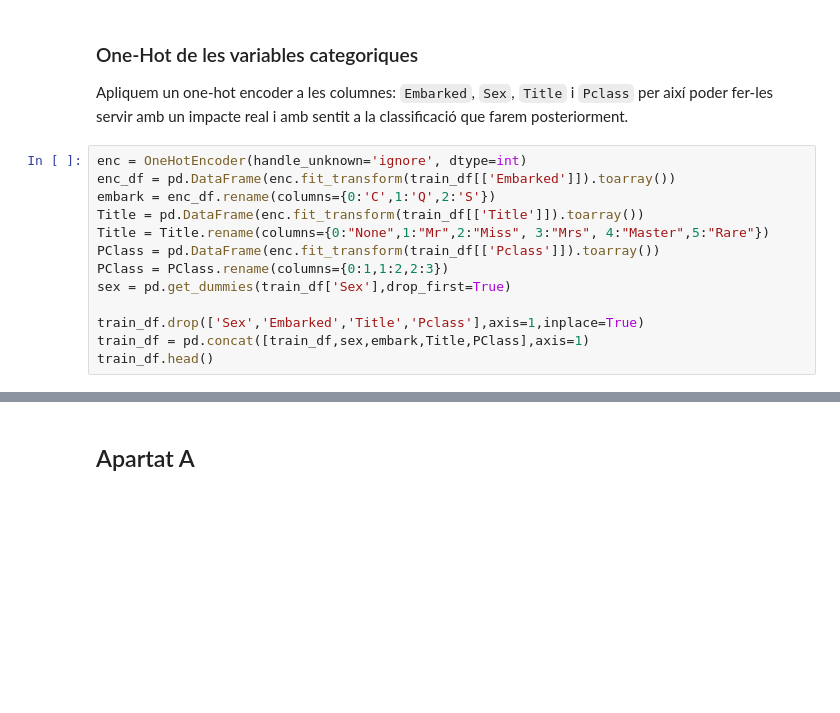
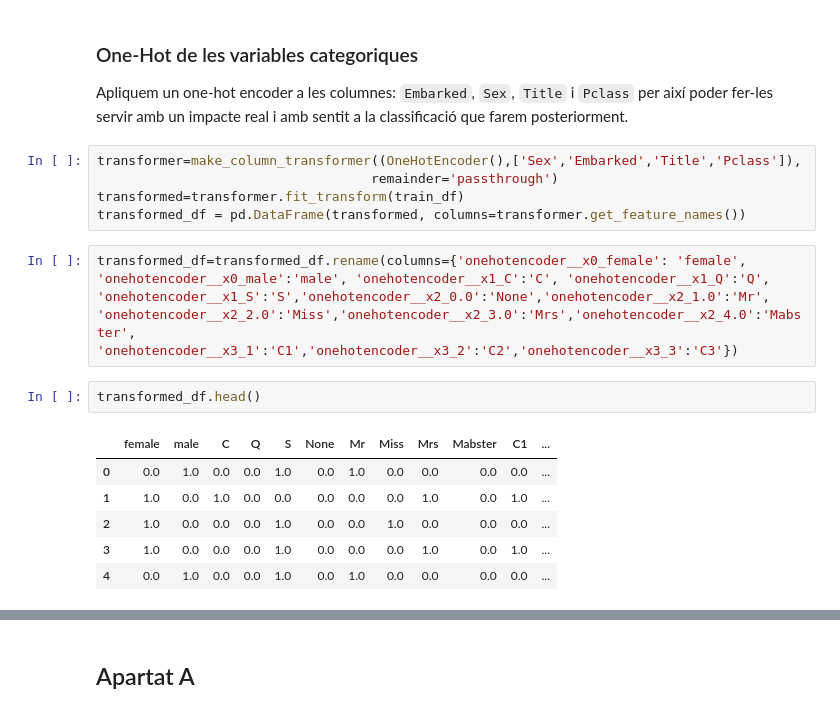
Before and after one commit to Zynokrex/Classificaci-_APC, a Jupyter notebook: Pràctica2_Pregs.ipynb, the cells around one changed output, grey strips where cells are left out. Saved outputs shown, nothing was run; the diff lists cells and outputs as text; blank space fills up the shorter version.

```diff
--- a/Pràctica2_Pregs.ipynb
+++ b/Pràctica2_Pregs.ipynb
@@ -417,16 +418,23 @@ train_df.head()
 # %% [markdown]
 ### One-Hot de les variables categoriques
 Apliquem un one-hot encoder a les columnes: `Embarked`, `Sex`, `Title` i `Pclass` per així poder fer-les servir amb un impacte real i amb sentit a la classificació que farem posteriorment.
-# %%
-enc = OneHotEncoder(handle_unknown='ignore', dtype=int)
-enc_df = pd.DataFrame(enc.fit_transform(train_df[['Embarked']]).toarray())
-embark = enc_df.rename(columns={0:'C',1:'Q',2:'S'})
-Title = pd.DataFrame(enc.fit_transform(train_df[['Title']]).toarray())
-Title = Title.rename(columns={0:"None",1:"Mr",2:"Miss", 3:"Mrs", 4:"Master",5:"Rare"})
-PClass = pd.DataFrame(enc.fit_transform(train_df[['Pclass']]).toarray())
-PClass = PClass.rename(columns={0:1,1:2,2:3})
-sex = pd.get_dummies(train_df['Sex'],drop_first=True)
-
-train_df.drop(['Sex','Embarked','Title','Pclass'],axis=1,inplace=True)
-train_df = pd.concat([train_df,sex,embark,Title,PClass],axis=1)
-train_df.head()
+# %%
+transformer=make_column_transformer((OneHotEncoder(),['Sex','Embarked','Title','Pclass']),
+                                   remainder='passthrough')
+transformed=transformer.fit_transform(train_df)
+transformed_df = pd.DataFrame(transformed, columns=transformer.get_feature_names())
+# %%
+transformed_df=transformed_df.rename(columns={'onehotencoder__x0_female': 'female',
+'onehotencoder__x0_male':'male', 'onehotencoder__x1_C':'C', 'onehotencoder__x1_Q':'Q',
+'onehotencoder__x1_S':'S','onehotencoder__x2_0.0':'None','onehotencoder__x2_1.0':'Mr',
+'onehotencoder__x2_2.0':'Miss','onehotencoder__x2_3.0':'Mrs','onehotencoder__x2_4.0':'Mabster',
+'onehotencoder__x3_1':'C1','onehotencoder__x3_2':'C2','onehotencoder__x3_3':'C3'})
+# %%
+transformed_df.head()
+# %% [output]
+|  | female | male | C | Q | S | None | Mr | Miss | Mrs | Mabster | C1 | ... |
+| 0 | 0.0 | 1.0 | 0.0 | 0.0 | 1.0 | 0.0 | 1.0 | 0.0 | 0.0 | 0.0 | 0.0 | ... |
+| 1 | 1.0 | 0.0 | 1.0 | 0.0 | 0.0 | 0.0 | 0.0 | 0.0 | 1.0 | 0.0 | 1.0 | ... |
+| 2 | 1.0 | 0.0 | 0.0 | 0.0 | 1.0 | 0.0 | 0.0 | 1.0 | 0.0 | 0.0 | 0.0 | ... |
+| 3 | 1.0 | 0.0 | 0.0 | 0.0 | 1.0 | 0.0 | 0.0 | 0.0 | 1.0 | 0.0 | 1.0 | ... |
+| 4 | 0.0 | 1.0 | 0.0 | 0.0 | 1.0 | 0.0 | 1.0 | 0.0 | 0.0 | 0.0 | 0.0 | ... |
```
Also changed, not shown: parts of 10 cells of this notebook.
